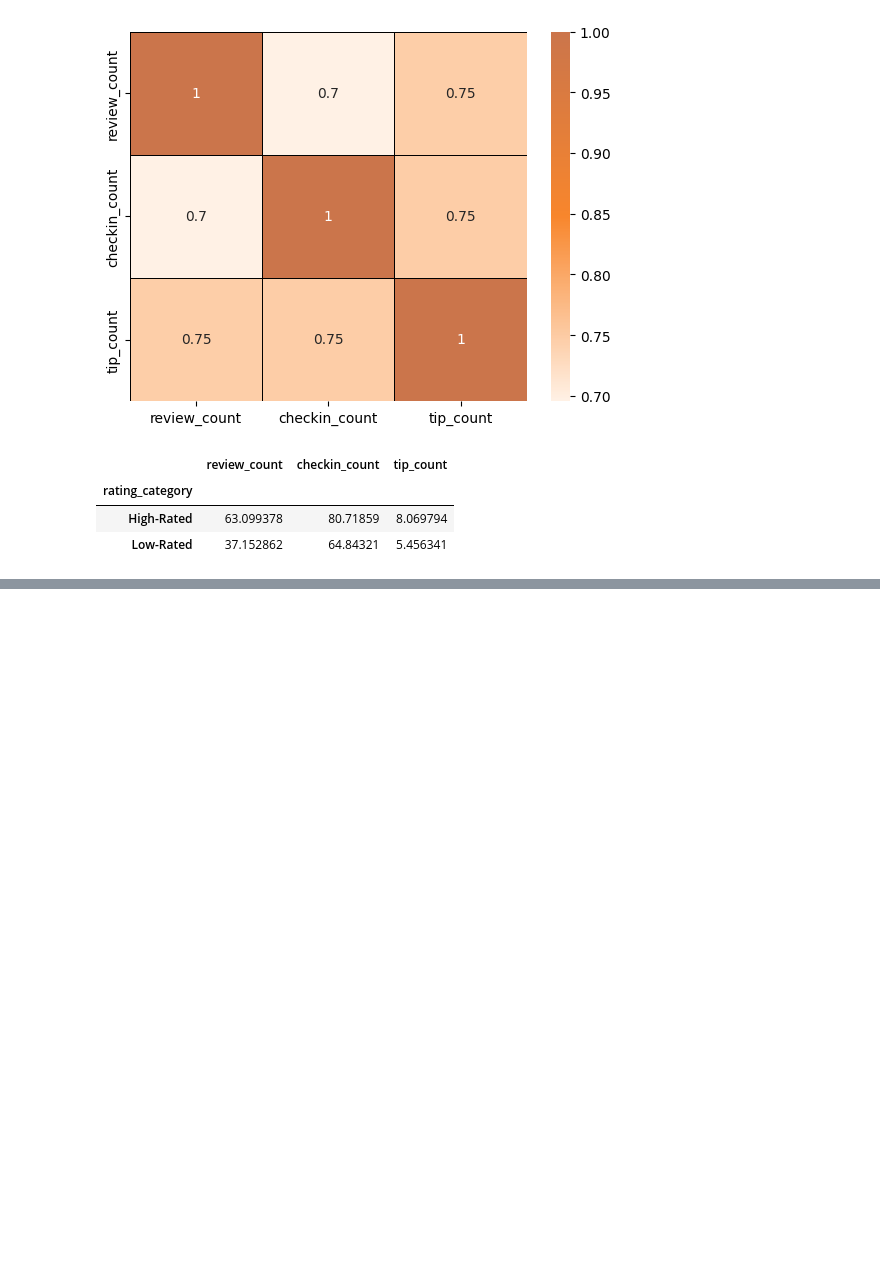
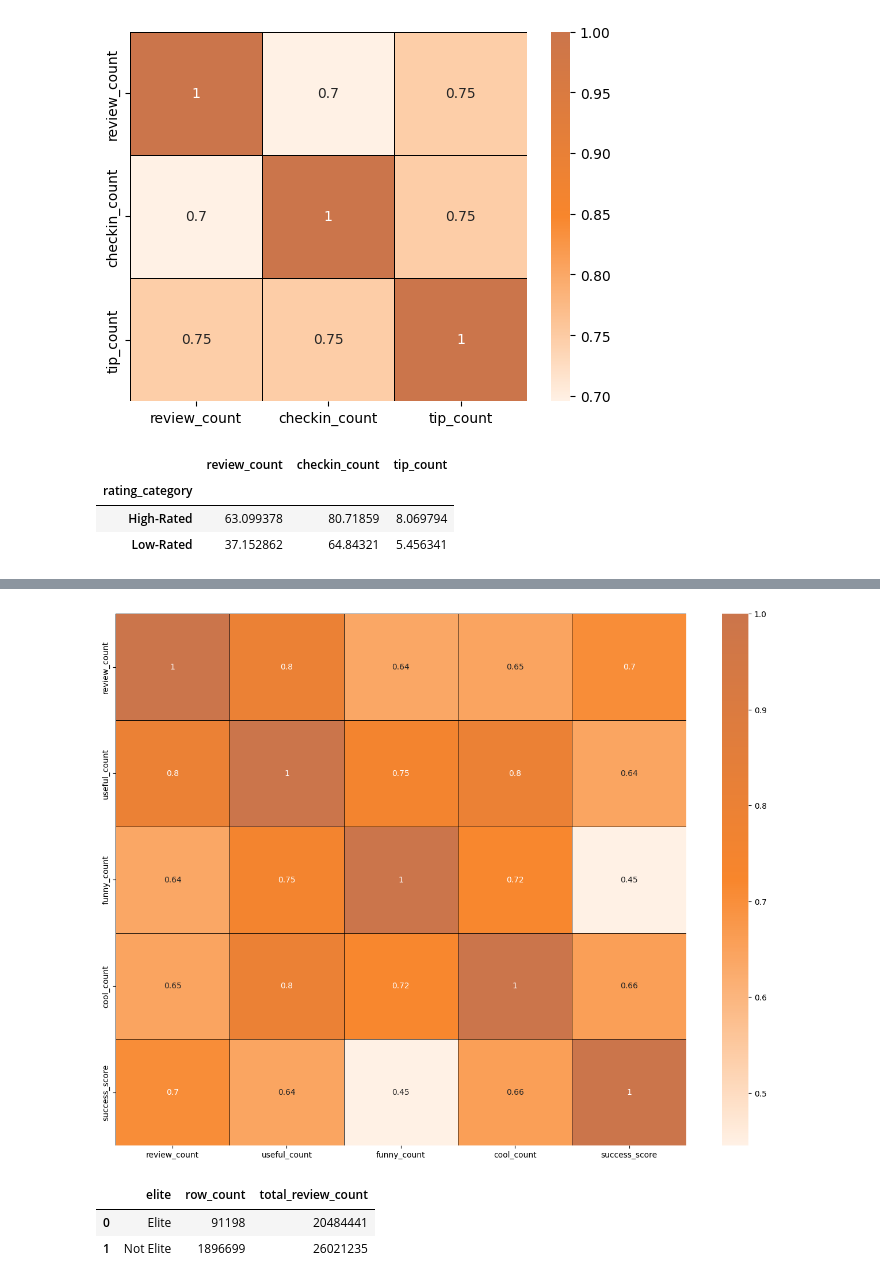
Before and after one commit to Engineer-purvesh18/Customer_Engagement, a Jupyter notebook: analysis.ipynb, the cells around one changed output, grey strips where cells are left out. Drawn from its saved outputs; the diff is of its cells as text; code cells hidden in the pictures; blank space fills up the shorter version.

```diff
--- a/analysis.ipynb
+++ b/analysis.ipynb
@@ -383,0 +484,55 @@ m.add_child(color_scale)
+# %%
+#  How does the sentiment of reviews and tips (useful, funny, cool) correlate with the success metrics of restaurants?
+sentiment_df = pd.read_sql_query(f"""SELECT b.business_id, AVG(b.stars) as avg_rating, SUM(b.review_count) as review_count,
+SUM(s.useful_count) as useful_count,
+SUM(s.funny_count) as funny_count,
+SUM(s.cool_count) as cool_count
+FROM
+(SELECT business_id,
+    SUM(useful) as useful_count,
+    SUM(funny) as funny_count,
+    SUM(cool) as cool_count
+FROM
+    review
+GROUP BY business_id) as s
+JOIN business as b on b.business_id = s.business_id
+
+WHERE b.business_id IN {tuple(business_id['business_id'])}
+GROUP BY b.business_id
+ORDER BY review_count""",conn)
+
+sentiment_df = remove_outliers(sentiment_df,'review_count')
+sentiment_df = remove_outliers(sentiment_df,'useful_count')
+sentiment_df = remove_outliers(sentiment_df,'funny_count')
+sentiment_df = remove_outliers(sentiment_df,'cool_count')
+
+sentiment_df['success_score'] = calculate_success_metric(sentiment_df)
+
+sns.heatmap(sentiment_df.iloc[:,2:].corr(), cmap = custom_cmap, annot = True, linewidths=0.5, linecolor = 'black')
+
+plt.show()
+# %% [output]
+[figure, added]
+# %%
+# Is there any difference in engagement of elite users and non elite users?
+elite_df = pd.read_sql_query("""SELECT
+    elite,
+    COUNT(*) AS row_count,
+    SUM(review_count) AS total_review_count
+FROM
+    (SELECT
+        CASE
+            WHEN elite = '' THEN 'Not Elite'
+            ELSE 'Elite'
+        END AS elite,
+        u.review_count
+    FROM
+        user u) AS user_elite
+GROUP BY
+    elite;
+""",conn)
+elite_df
+# %% [output]
+|  | elite | row_count | total_review_count |
+| 0 | Elite | 91198 | 20484441 |
+| 1 | Not Elite | 1896699 | 26021235 |
```
Also changed, not shown: parts of 7 cells of this notebook, 1 other file.
